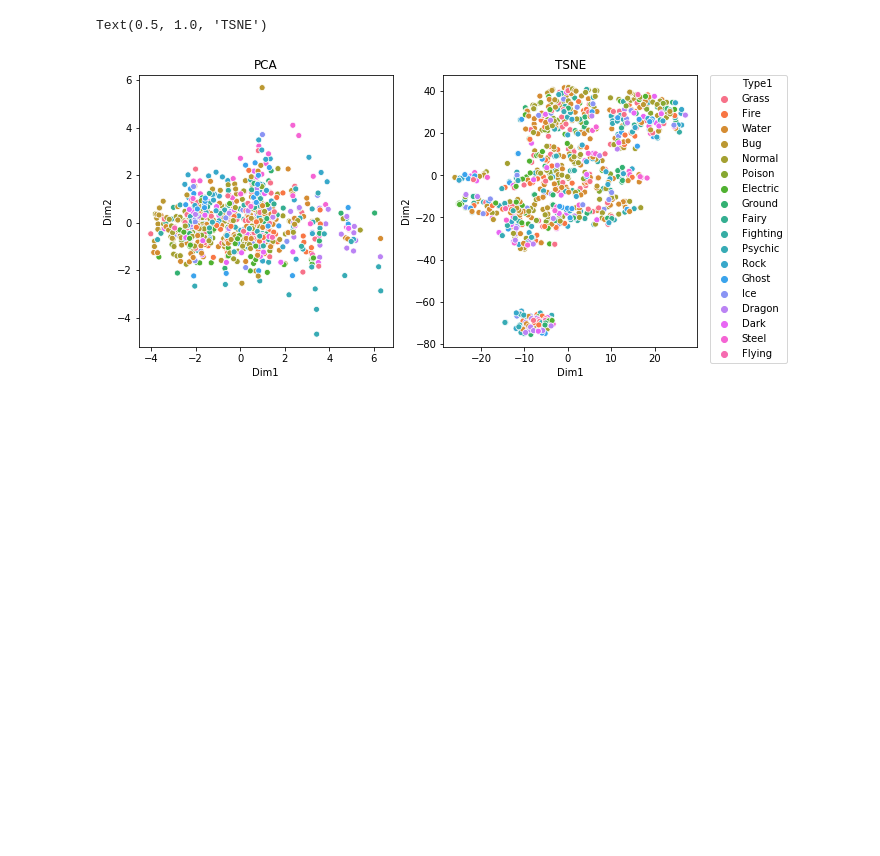
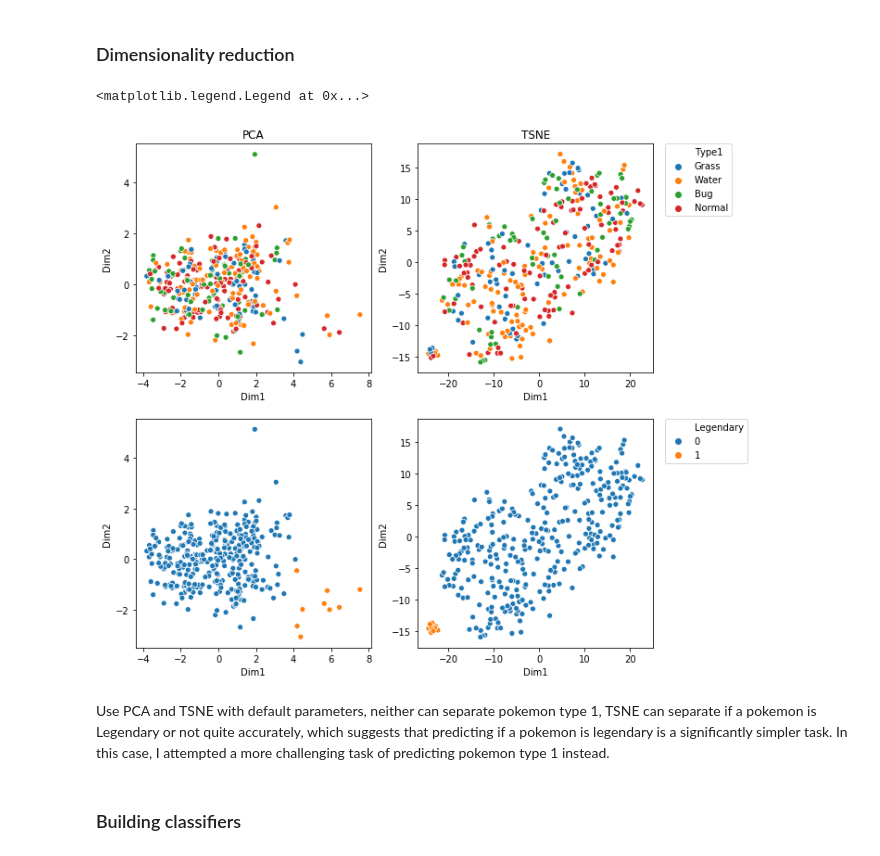
Before and after one commit to hyperL1ght/pokemonapp, a Jupyter notebook: model.ipynb, the cells around one changed output. Drawn from its saved outputs; the diff is of its cells as text; code cells hidden in the pictures; blank space fills up the shorter version.

```diff
--- a/model.ipynb
+++ b/model.ipynb
@@ -48,5 +49,7 @@ Select relevant columns
 # %%
 data = data[data.columns.difference(['#', 'Name', 'Type 2'])]
+data['Legendary']=data['Legendary'] * 1
+data = data[data['Type 1'].isin(['Water', 'Normal', 'Grass', 'Bug'])]
 data.head()
 # %% [output]
 |  | Attack | Defense | Generation | HP | Legendary | Sp. Atk | Sp. Def | Speed | Total | Type 1 |
@@ -61,0 +61,12 @@ Use PCA and TSNE with default parameters, neither can separate pokemon type 1, T
+# %%
+tmp = data.melt(id_vars=['Type 1'], value_vars=data.columns.difference(['Type 1']))
+tmp = tmp.groupby('variable')
+fig, axes = plt.subplots(nrows=5, ncols=2, figsize=(20, 20), sharey=False)
+for (key, ax) in zip(tmp.groups.keys(), axes.flatten()):
+    df = tmp.get_group(key)
+    sns.violinplot(data=df, x='Type 1', y='value', ax = ax)
+    ax.set_title(key)
+axes.flat[-1].set_visible(False)
+fig.suptitle('Feature distribution by classes', size = 25)
+fig.tight_layout()
+fig.subplots_adjust(top=0.95)
@@ -62,3 +80,5 @@ Use PCA and TSNE with default parameters, neither can separate pokemon type 1, T
+# %% [markdown]
+### Dimensionality reduction
 # %%
 def array_to_df(arr, colname_prefix = 'gene', colnames = None, rownames = None):
     if colnames is None:
@@ -76,20 +96,28 @@ def run_rd(data, method, argument_dict = {}):
     rd_pipe = Pipeline(steps = [('scaler', StandardScaler()), ('rd', rdm)])
     rd = array_to_df(rd_pipe.fit_transform(data[data.columns.difference(['Type 1'])]), colname_prefix = 'Dim')
     rd['Type1'] = data.reset_index()['Type 1']
+    rd['Legendary'] = data.reset_index()['Legendary']
     return rd
 # %%
 pca = run_rd(data, method = PCA, argument_dict = {'n_components':2})
 tsne = run_rd(data, method = TSNE, argument_dict = {'n_components':2})
 # %%
-fig, ax = plt.subplots(nrows=1, ncols=2, figsize=(10, 5))
-sns.scatterplot(x="Dim1", y="Dim2", data=pca, hue='Type1', legend = False, ax= ax[0])
-sns.scatterplot(x="Dim1", y="Dim2", data=tsne, hue='Type1', ax= ax[1])
-ax[1].legend(bbox_to_anchor=(1.05, 1), loc=2, borderaxespad=0.)
-ax[0].set_title('PCA')
-ax[1].set_title('TSNE')
+fig, ax = plt.subplots(nrows=2, ncols=2, figsize=(10, 10))
+sns.scatterplot(x="Dim1", y="Dim2", data=pca, hue='Type1', legend = False, ax= ax[0, 0])
+sns.scatterplot(x="Dim1", y="Dim2", data=tsne, hue='Type1', ax= ax[0, 1])
+ax[0, 1].legend(bbox_to_anchor=(1.05, 1), loc=2, borderaxespad=0.)
+ax[0, 0].set_title('PCA')
+ax[0, 1].set_title('TSNE')
+sns.scatterplot(x="Dim1", y="Dim2", data=pca, hue='Legendary', legend = False, ax= ax[1, 0])
+sns.scatterplot(x="Dim1", y="Dim2", data=tsne, hue='Legendary', ax= ax[1, 1])
+ax[1, 1].legend(bbox_to_anchor=(1.05, 1), loc=2, borderaxespad=0.)
 # %% [output]
-Text(0.5, 1.0, 'TSNE')
+<matplotlib.legend.Legend at 0x...>
-[figure, old version]
+[figure, new version]
+# %% [markdown]
+Use PCA and TSNE with default parameters, neither can separate pokemon type 1, TSNE can separate if a pokemon is Legendary or not quite accurately, which suggests that predicting if a pokemon is legendary is a significantly simpler task. In this case, I attempted a more challenging task of predicting pokemon type 1 instead.
+# %% [markdown]
+### Building classifiers
 # %%
 X_train, X_test, y_train, y_test = \
 train_test_split(data[data.columns.difference(['Type 1'])], data['Type 1'],
```
Also changed, not shown: parts of 36 cells of this notebook.
